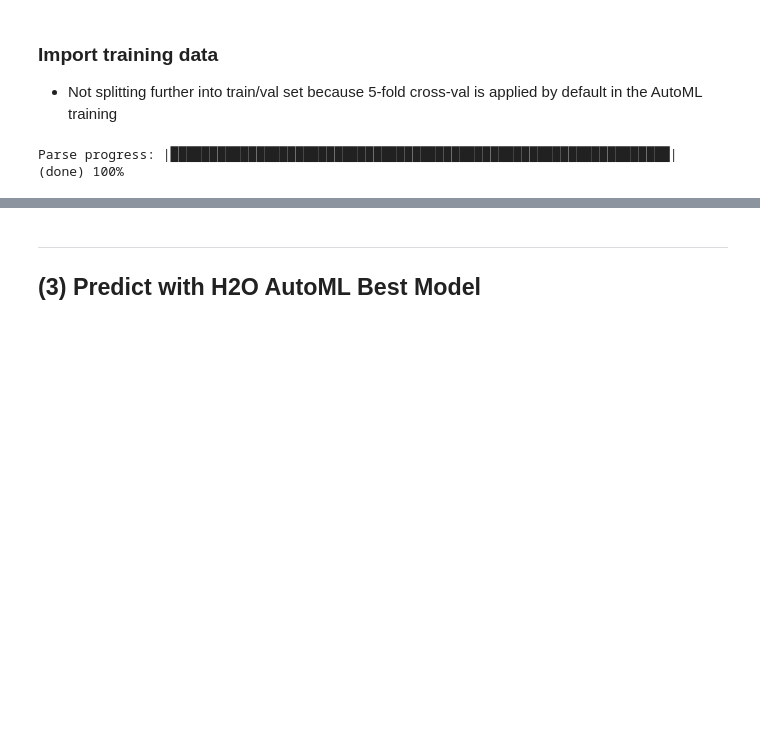
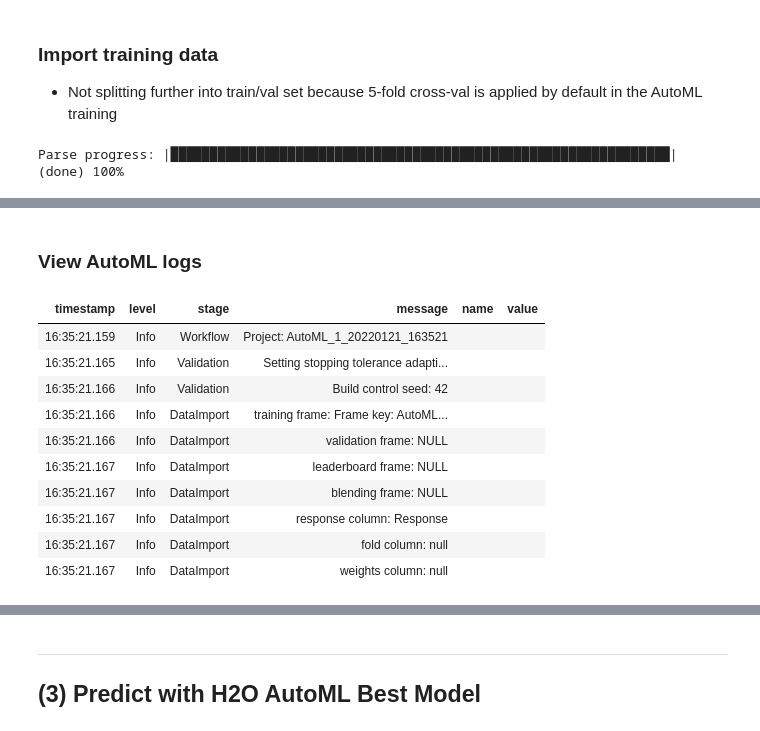
Before and after one commit to aminbenmansour/e2e-insurance-cross-sell-prediction-automl, a Jupyter notebook: 03_H2O_AutoML_with_MLflow.ipynb, the cells around one changed output, grey strips where cells are left out. Drawn from its saved outputs; the diff is of its cells as text; code cells hidden in the pictures; blank space fills up the shorter version.

```diff
--- a/03_H2O_AutoML_with_MLflow.ipynb
+++ b/03_H2O_AutoML_with_MLflow.ipynb
@@ -152,0 +237,18 @@ main_frame.head()
+# %% [markdown]
+### View AutoML logs
+# %%
+# Get AutoML event log
+log = aml.event_log
+log
+# %% [output]
+| timestamp | level | stage | message | name | value |
+| 16:35:21.159 | Info | Workflow | Project: AutoML_1_20220121_163521 |  |  |
+| 16:35:21.165 | Info | Validation | Setting stopping tolerance adapti... |  |  |
+| 16:35:21.166 | Info | Validation | Build control seed: 42 |  |  |
+| 16:35:21.166 | Info | DataImport | training frame: Frame key: AutoML... |  |  |
+| 16:35:21.166 | Info | DataImport | validation frame: NULL |  |  |
+| 16:35:21.167 | Info | DataImport | leaderboard frame: NULL |  |  |
+| 16:35:21.167 | Info | DataImport | blending frame: NULL |  |  |
+| 16:35:21.167 | Info | DataImport | response column: Response |  |  |
+| 16:35:21.167 | Info | DataImport | fold column: null |  |  |
+| 16:35:21.167 | Info | DataImport | weights column: null |  |  |
```
Also changed, not shown: parts of 7 cells of this notebook.
